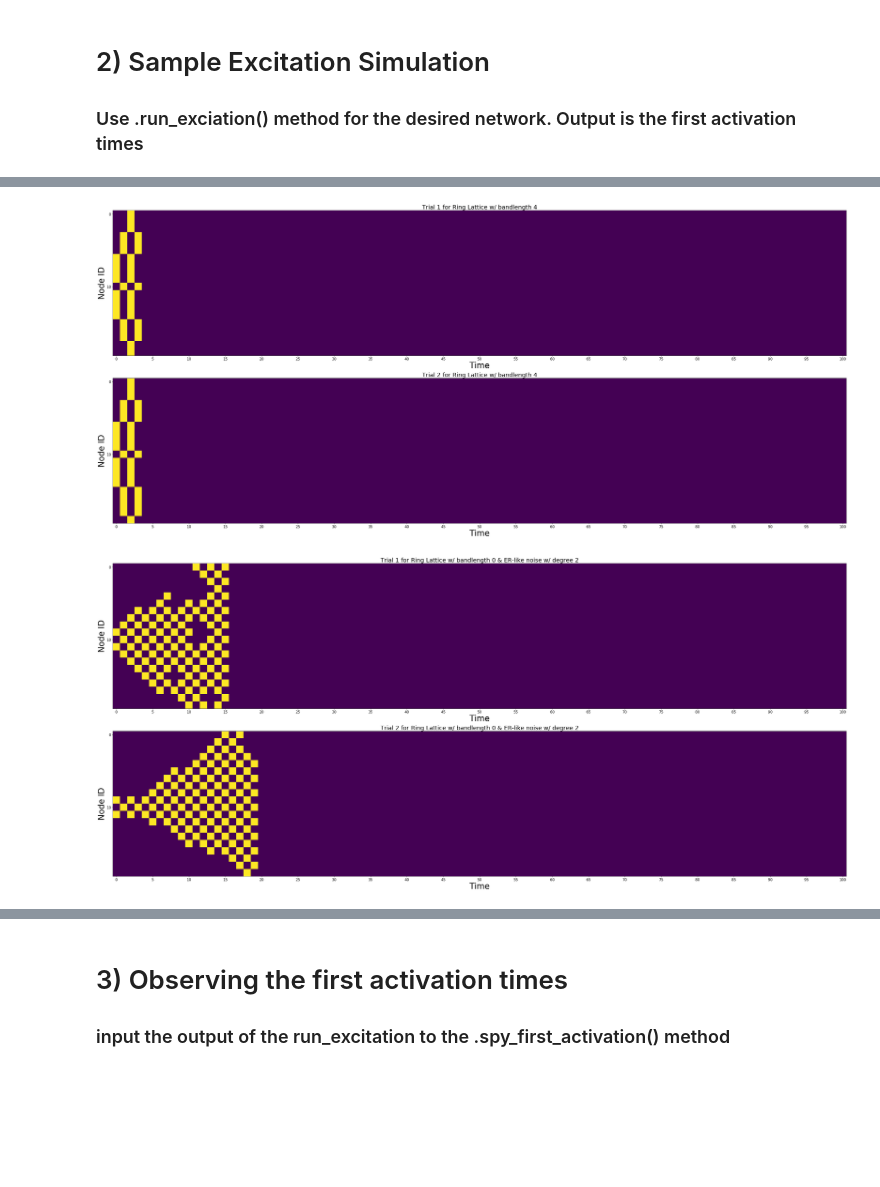
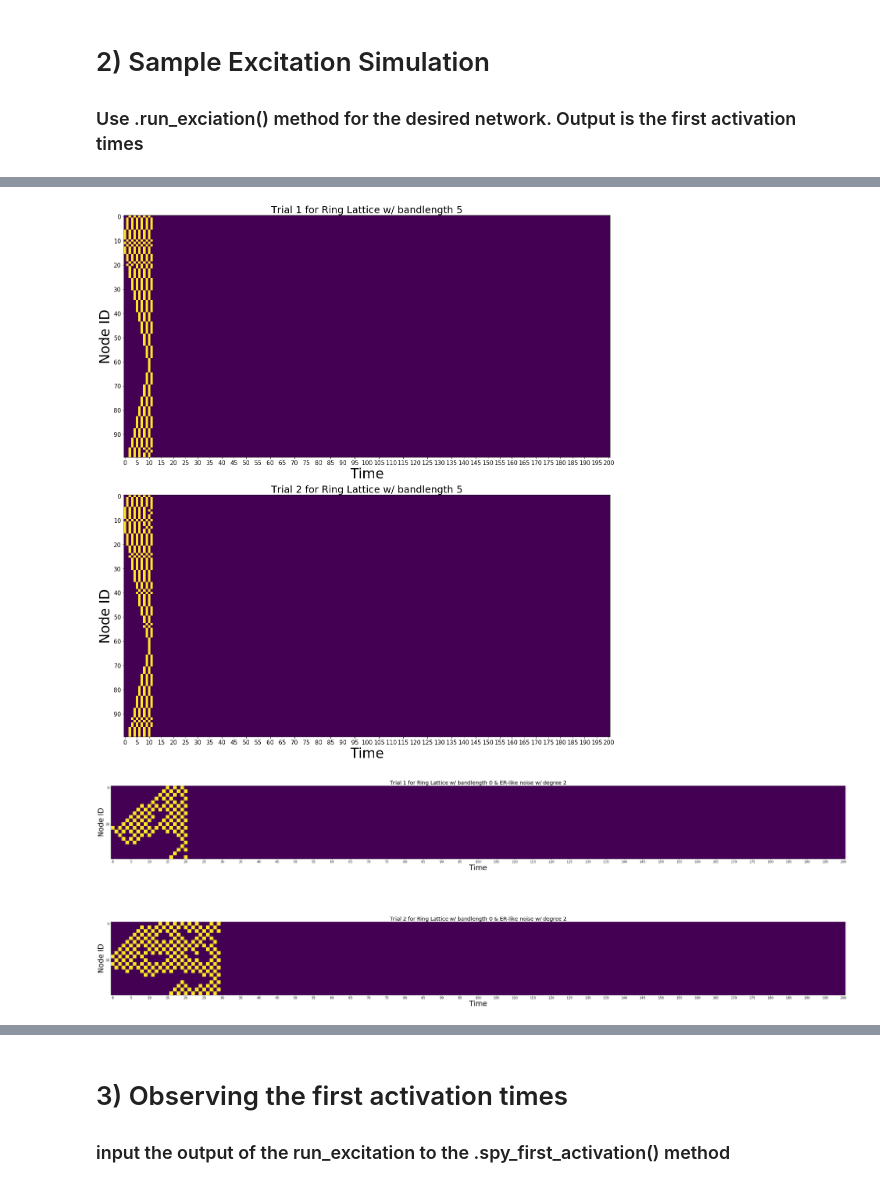
Before and after one commit to ulgenklc/Complex-Contagions, a Jupyter notebook: Excitations_python/geometric_network.ipynb, the cells around one changed output, grey strips where cells are left out. Saved outputs shown, nothing was run; the diff lists cells and outputs as text; code cells hidden in the pictures; blank space fills up the shorter version.

```diff
--- a/Excitations_python/geometric_network.ipynb
+++ b/Excitations_python/geometric_network.ipynb
@@ -310,7 +336,7 @@ ring_latt.display()
      * ### banded = True
      * ### band_length = 2
 # %%
-n = 20
-banded_ring_latt = geometric_network('ring_lattice', size = n, banded = True, band_length = 4)
+n = 100
+banded_ring_latt = geometric_network('ring_lattice', size = n, banded = True, band_length = 5)
 banded_ring_latt.display()
 # %% [output]
@@ -347,9 +374,8 @@ ring_latt_k_regular.display()
 # 2) Sample Excitation Simulation
    ### Use .run_exciation() method for the desired network. Output is the first activation times
 # %%
-p = 0.8 # cascade spreading probablioty
-pstart = 0.95 # first spread probability
-T = 100 # number of iterations
+p = 0.65 # cascade spreading probablioty
+T = 200 # number of iterations
 seed = int(n/2) # node that the spread starts
 threshold = 0.1 # resistence of the node to it's neighbors' excitation level
 Trials = 2 # number of trials
@@ -364,12 +390,12 @@ Wall time: 175 ms
 # %%
 fig,ax = plt.subplots(2,1, figsize= (50,20))
-first_excitation_times2 = banded_ring_latt.run_excitation(Trials, p, pstart, T, seed, threshold, ax = ax)
+first_excitation_times2 = banded_ring_latt.run_excitation(Trials, p, T, seed, threshold, ax = ax)
 # %% [output]
-[figure, old version]
+[figure, new version]
 # %%
 fig,ax = plt.subplots(2,1, figsize= (50,20))
-first_excitation_times3 = ring_latt_er_noise.run_excitation(Trials, p, pstart, T, seed, threshold, ax = ax)
+first_excitation_times3 = ring_latt_er_noise.run_excitation(Trials, p, T, seed, threshold, ax = ax)
 # %% [output]
-[figure, old version]
+[figure, new version]
 # %%
 fig,ax = plt.subplots(2,1, figsize= (50,20))
```
Also changed, not shown: parts of 20 cells of this notebook, 28 other files.
